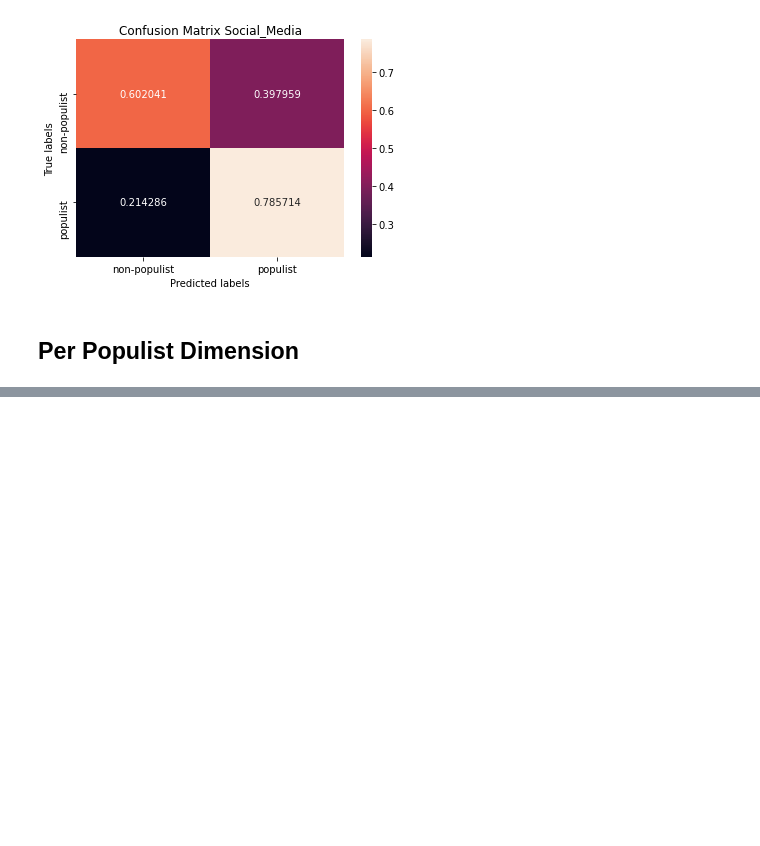
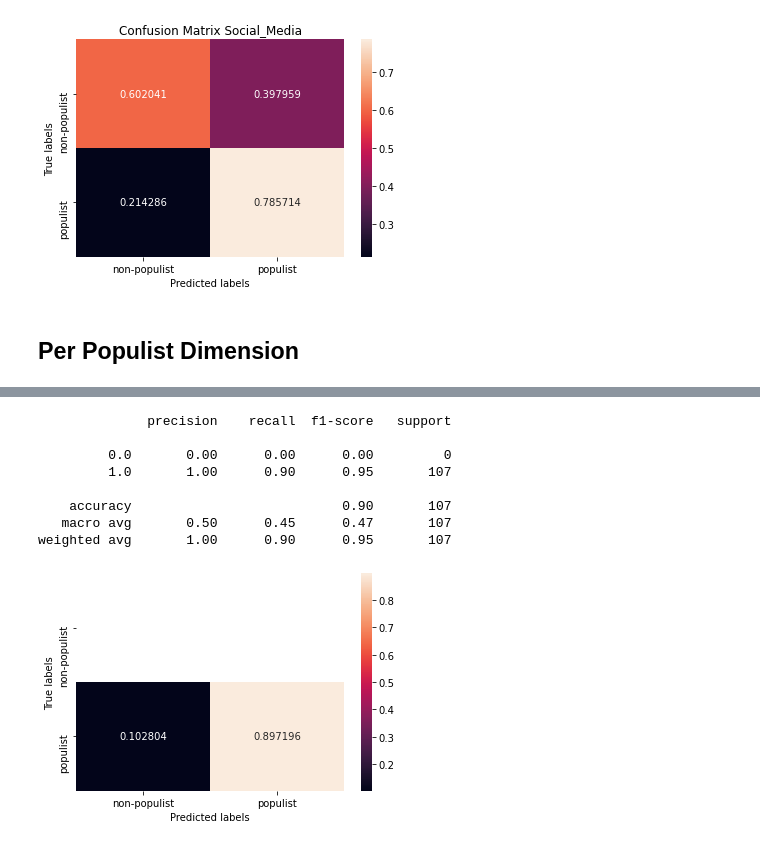
Before and after one commit to dschweim/WeakSupervisionForPopulismDetection, a Jupyter notebook: Notebooks/Interpretation and Error Analysis End Models.ipynb, the cells around one changed output, grey strips where cells are left out. Saved outputs shown, nothing was run; the diff lists cells and outputs as text; code cells hidden in the pictures; blank space fills up the shorter version.

```diff
--- a/Notebooks/Interpretation and Error Analysis End Models.ipynb
+++ b/Notebooks/Interpretation and Error Analysis End Models.ipynb
@@ -97,7 +97,9 @@ plot_cm(test_preds_SOCIALMEDIA, 'Social_Media')
 ## Per Populist Dimension
 # %%
 test_preds_pc = test_preds.loc[(test_preds.POPULIST_PeopleCent == 1) & (test_preds.POPULIST_AntiElite == 0) & (test_preds.POPULIST_Sovereign == 0)]
-#test_pred_ae = merged_df.loc[merged_df.POPULIST_AntiElite == 1]
-#test_pred_sov = merged_df.loc[merged_df.POPULIST_Sovereign == 1]
-#merged_df_sov['POPULIST'] = merged_df_sov.POPULIST.astype(int)
-#merged_df_sov['label'] = merged_df_sov.label.astype(int)
+test_preds_ae = test_preds.loc[(test_preds.POPULIST_PeopleCent == 0) & (test_preds.POPULIST_AntiElite == 1) & (test_preds.POPULIST_Sovereign == 0)]
+test_preds_sov = test_preds.loc[(test_preds.POPULIST_PeopleCent == 0) & (test_preds.POPULIST_AntiElite == 0) & (test_preds.POPULIST_Sovereign == 1)]
+
+# test_preds_pc = test_preds.loc[(test_preds.POPULIST_PeopleCent == 1)]
+# test_preds_ae = test_preds.loc[(test_preds.POPULIST_AntiElite == 1) ]
+# test_preds_sov = test_preds.loc[(test_preds.POPULIST_Sovereign == 1)]
@@ -139,0 +139,12 @@ plot_cm(test_preds_pc, 'People-Cent')
+# %%
+plot_cm(test_preds_ae, 'Anti-Elite')
+# %% [output]
+              precision    recall  f1-score   support
+
+         0.0       0.00      0.00      0.00         0
+         1.0       1.00      0.90      0.95       107
+
+    accuracy                           0.90       107
+   macro avg       0.50      0.45      0.47       107
+weighted avg       1.00      0.90      0.95       107
+[figure, added]
```
Also changed, not shown: parts of 5 cells of this notebook, 4 other files.
